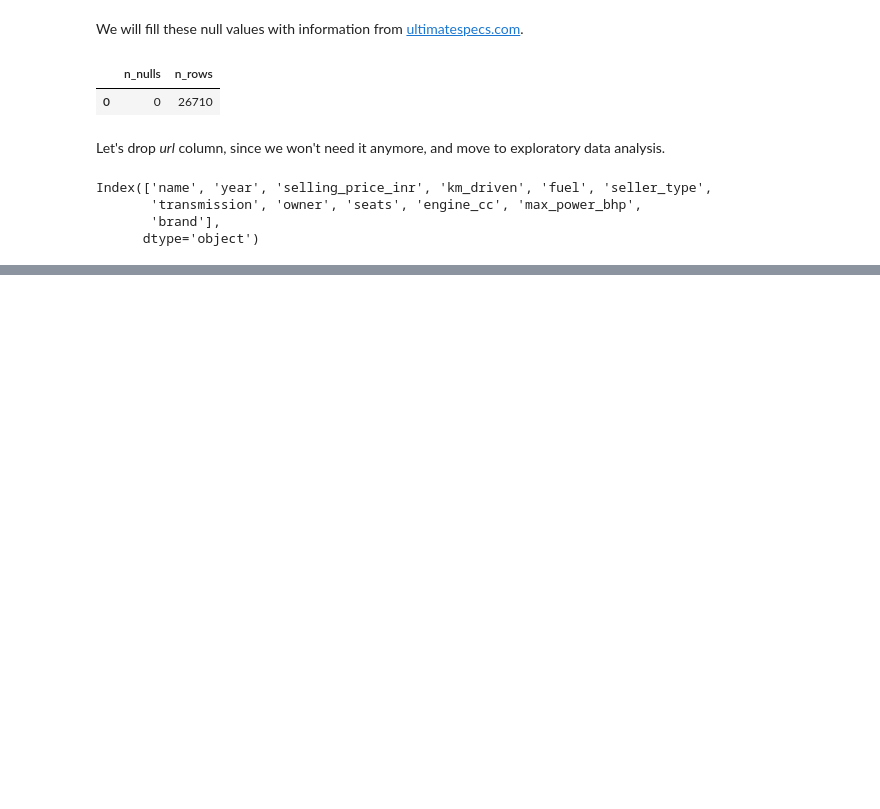
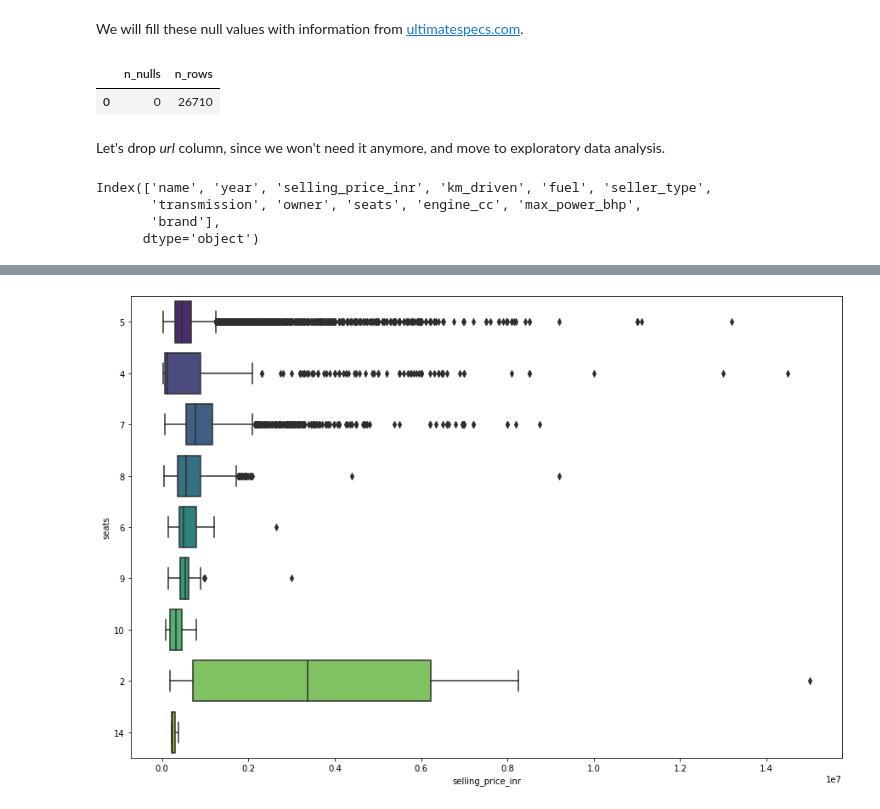
Before and after one commit to ZaikaBohdan/ds_car_price_proj, a Jupyter notebook: car_price_pred.ipynb, the cells around one changed output, grey strips where cells are left out. Saved outputs shown, nothing was run; the diff lists cells and outputs as text; code cells hidden in the pictures; blank space fills up the shorter version.

```diff
--- a/car_price_pred.ipynb
+++ b/car_price_pred.ipynb
@@ -1391,7 +1419,7 @@ raw_data.loc[raw_data.drop(columns='url').isnull().any(axis=1), :]
 # %% [markdown]
 We will fill these null values with information from [ultimatespecs.com](https://www.ultimatespecs.com/car-specs/Peugeot/1974/Peugeot-309-GLD---GRD.html).
 # %%
-raw_data.loc[raw_data.drop(columns='url').isnull().any(axis=1), ['seats', 'engine_cc', 'max_power_bhp']] = [5, 1905, 64]
+raw_data.loc[raw_data.drop(columns='url').isnull().any(axis=1), ['seats', 'engine_cc', 'max_power_bhp']] = ['5', 1905, 64]
 null_counter(raw_data.loc[:, raw_data.columns != 'url'])
 # %% [output]
 |  | n_nulls | n_rows |
@@ -1489,0 +1502,11 @@ Name: selling_price_inr, dtype: float64
+# %%
+fig, boxplot = plt.subplots(figsize = (15,10))
+boxplot = sns.boxplot(
+    data=raw_data,
+    x='selling_price_inr',
+    y='seats',
+    orient='h',
+    palette="viridis"
+)
+# %% [output]
+[figure, added]
```
Also changed, not shown: parts of 46 cells of this notebook.
